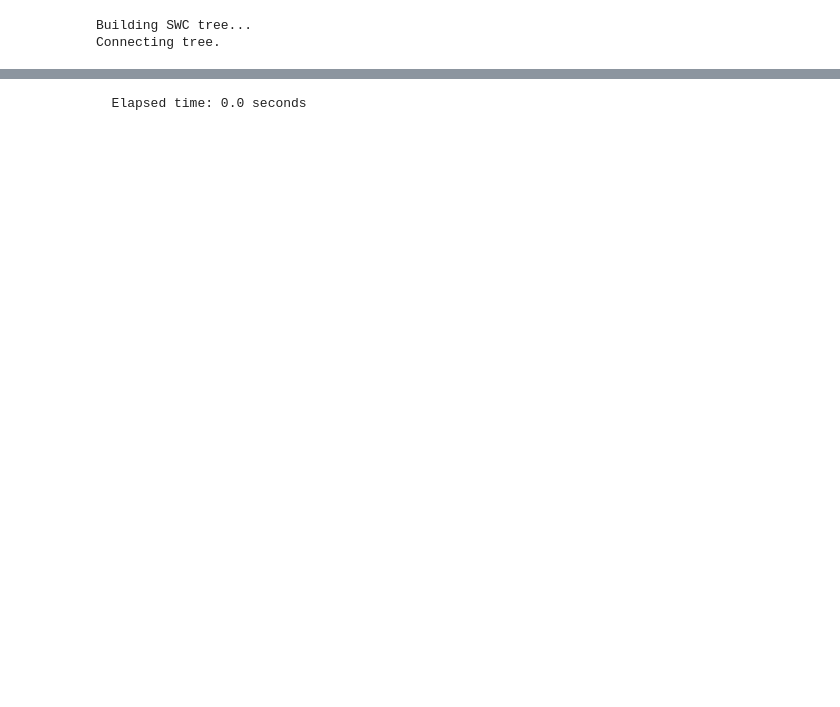
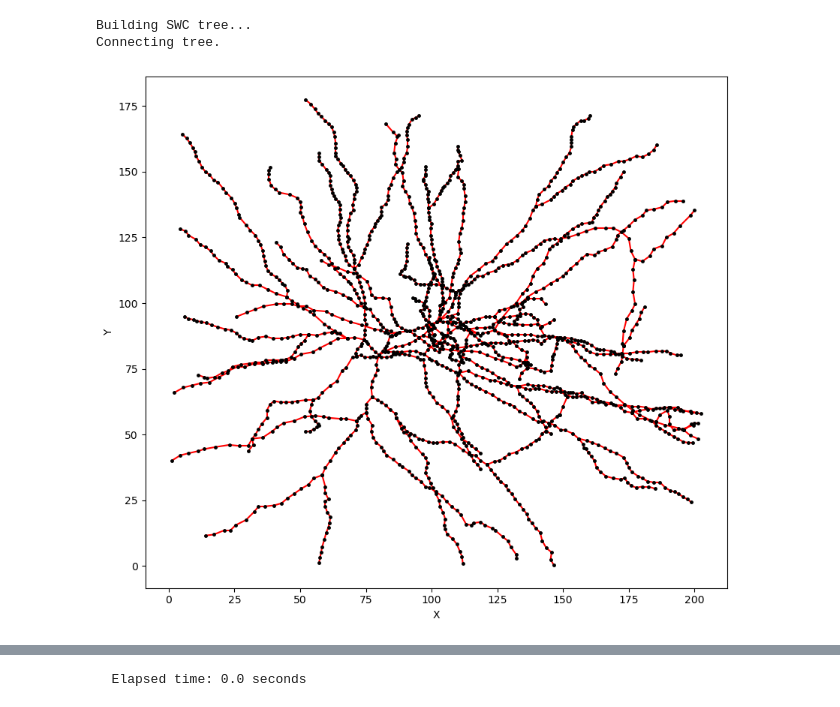
Before and after one commit to Poirazi-Lab/DendroTweaksApp, a Jupyter notebook: app/src/trees_demo.ipynb, the cells around one changed output, grey strips where cells are left out. Cells and saved outputs as stored; diff of their text form; code cells hidden in the pictures; blank space fills up the shorter version.

```diff
--- a/app/src/trees_demo.ipynb
+++ b/app/src/trees_demo.ipynb
@@ -13,3 +38,7 @@ swcm.build_swc_tree()
 # %% [output]
 Building SWC tree...
 Connecting tree.
+# %%
+swcm.swc_tree.plot_points(projection='XY')
+# %% [output]
+[figure, added]
```
Also changed, not shown: parts of 23 cells of this notebook, 37 other files.
